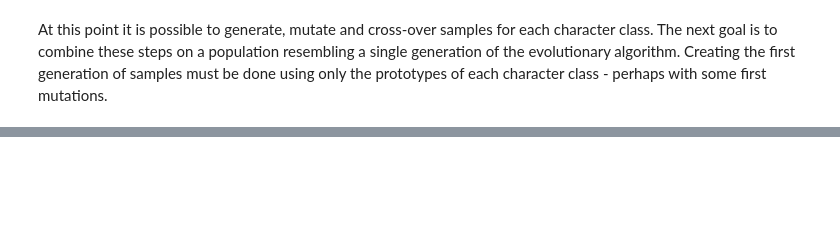
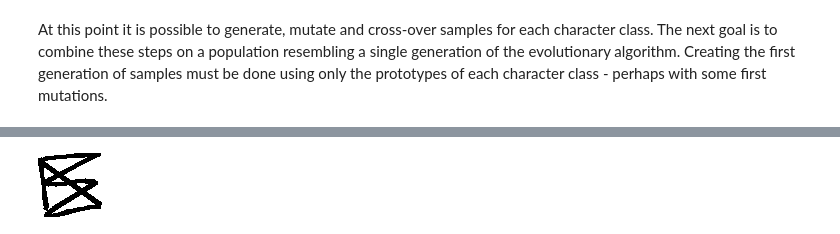
Before and after one commit to TimHal/CIGNN-experimental, a Jupyter notebook: nbs/10_datasets_004_UNIPEN_synth_by_prototype.ipynb, the cells around one changed output, grey strips where cells are left out. Cells and saved outputs as stored; diff of their text form; code cells hidden in the pictures; blank space fills up the shorter version.

```diff
--- a/nbs/10_datasets_004_UNIPEN_synth_by_prototype.ipynb
+++ b/nbs/10_datasets_004_UNIPEN_synth_by_prototype.ipynb
@@ -194,0 +261,79 @@ print(mutated_test)
+# %%
+import torch
+from numpy import ndarray
+from torch.utils.data import Dataset, DataLoader
+
+
+
+
+def next_generation(population: ndarray[Sample]) -> ndarray[Sample]:
+
+    next_gen = np.array([])
+    unique_classes = np.unique([sample.origin for sample in population])
+
+    def print_strokes_len(strokes):
+        res = []
+        for stroke in strokes:
+            res.append(len(stroke))
+        return res
+
+    for cls in unique_classes:
+        population_by_class = list(filter(lambda x: x.origin == cls, population))
+        print(f"By class: {print_strokes_len(population_by_class[0].strokes)}")
+        mutated_population = mutate(population_by_class)
+        print(f"After mutation: {print_strokes_len(population_by_class[0].strokes)}")
+        offspring = crossover(mutated_population)
+        print(f"After crossover: {print_strokes_len(population_by_class[0].strokes)}")
+
+        next_gen = np.concatenate((next_gen, offspring))
+
+    return next_gen
+
+
+# Use this population for a Dataset
+# For this step we render the strokes so the CNNs operate on the images rather than trajectories
+class UnipenDataset(Dataset):
+
+    def __init__(self, population, device=None, image_size=(64, 64)):
+        """
+        """
+        from torchvision.transforms.functional import pil_to_tensor
+
+        self.data = []
+        s2i = Strokes2ImageConverter()
+
+        if not device:
+            self.device = torch.device("cuda")
+
+        for sample in population:
+            img = s2i.strokes_to_image(strokes=sample.strokes, image_size=image_size, smoothing_factor=0.0, stroke_width=np.random.randint(5) + 1).convert("L")
+            # Finally, the image needs to be converted to tensors
+            tensor = pil_to_tensor(img).to(device)
+            self.data.append((tensor, sample.origin))
+
+    def __len__(self):
+        return len(self.data)
+
+    def __getitem__(self, idx):
+        img, label = self.data[idx]
+        return img, label
+
+# Create the first generation
+# Repeat each prototype for as many times as defined in `n_samples_per_class`, afterwards flatten the list
+n_samples_per_class = 100
+population = np.array([[Sample(1.0, idx, prototype_strokes)] * n_samples_per_class for idx, prototype_strokes in enumerate(prototypes)]).reshape(-1)
+print(population[100].strokes)
+new_population = next_generation(population)
+print(new_population[100].strokes)
+
+ds = UnipenDataset(new_population)
+dl = DataLoader(ds, batch_size=16, shuffle=True)
+
+
+from torchvision.transforms.functional import to_pil_image
+for batch in next(iter(dl)):
+    print(batch)
+    for sample in batch:
+        if sample.shape:  # Sometimes this tries to render a 0-dim image?!
+            display(to_pil_image(sample))
+# %% [output]
@@ -194,0 +357 @@ print(mutated_test)
+[figure, added]
```
Also changed, not shown: parts of 9 cells of this notebook, 8 other files.
